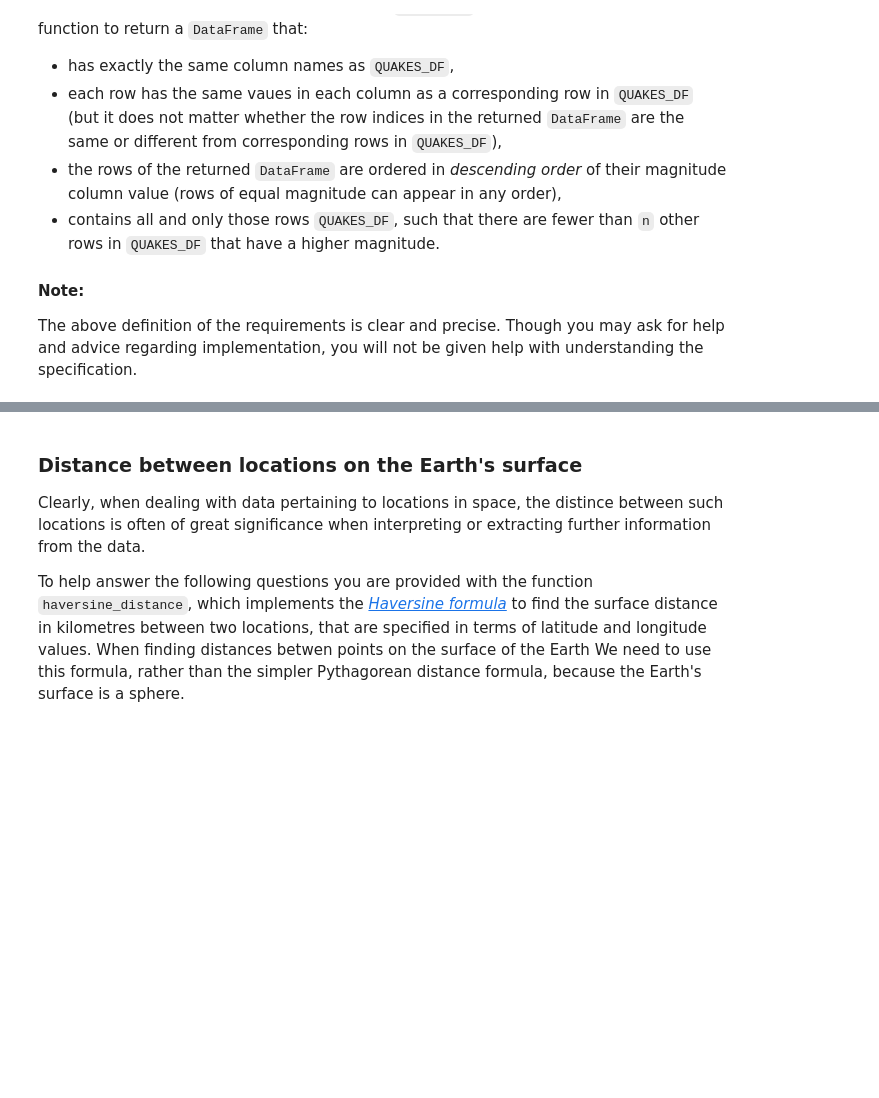
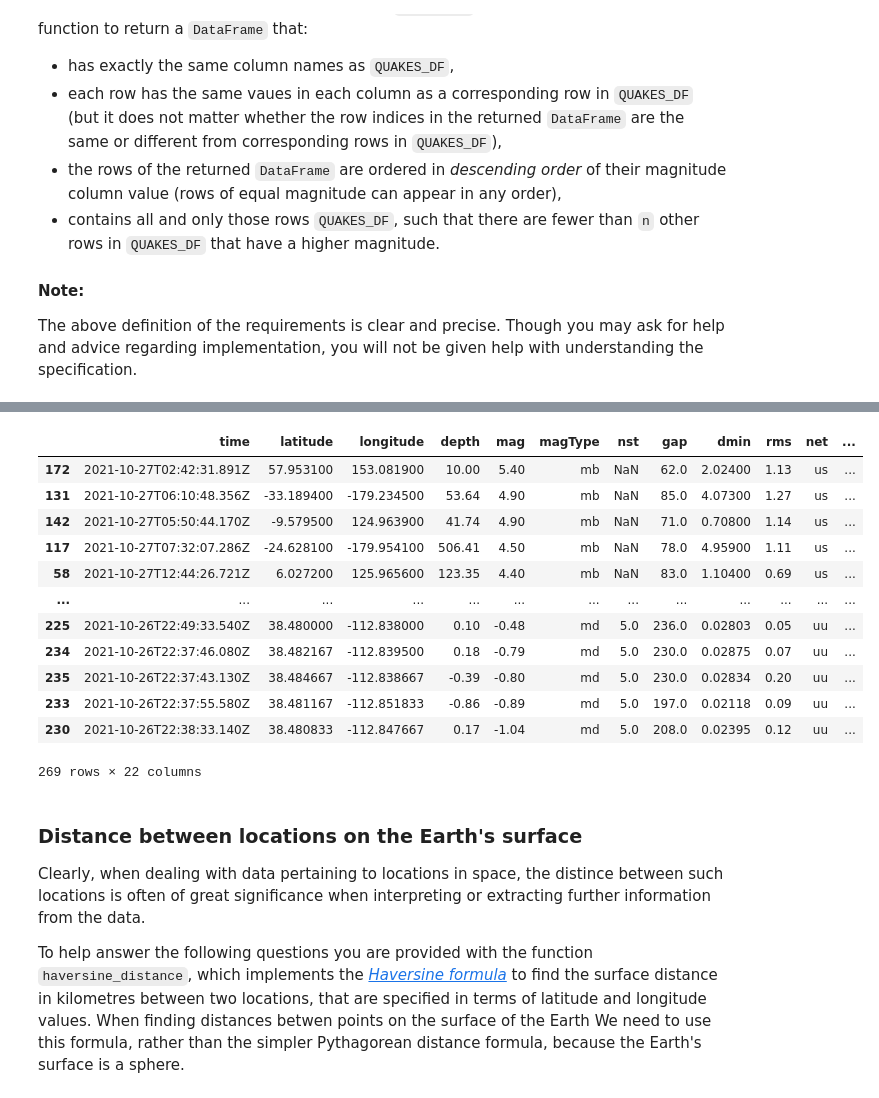
Before and after one commit to buthaina279/P4DS, a Jupyter notebook: A2_Earthquakes_V2.ipynb, the cells around one changed output, grey strips where cells are left out. Drawn from its saved outputs; the diff is of its cells as text; code cells hidden in the pictures; blank space fills up the shorter version.

```diff
--- a/A2_Earthquakes_V2.ipynb
+++ b/A2_Earthquakes_V2.ipynb
@@ -585,3 +585,19 @@ most_powerful_n_quakes(5)
+# %%
+sorted_mag
+# %% [output]
+|  | time | latitude | longitude | depth | mag | magType | nst | gap | dmin | rms | net | ... |
+| 172 | 2021-10-27T02:42:31.891Z | 57.953100 | 153.081900 | 10.00 | 5.40 | mb | NaN | 62.0 | 2.02400 | 1.13 | us | ... |
+| 131 | 2021-10-27T06:10:48.356Z | -33.189400 | -179.234500 | 53.64 | 4.90 | mb | NaN | 85.0 | 4.07300 | 1.27 | us | ... |
+| 142 | 2021-10-27T05:50:44.170Z | -9.579500 | 124.963900 | 41.74 | 4.90 | mb | NaN | 71.0 | 0.70800 | 1.14 | us | ... |
+| 117 | 2021-10-27T07:32:07.286Z | -24.628100 | -179.954100 | 506.41 | 4.50 | mb | NaN | 78.0 | 4.95900 | 1.11 | us | ... |
+| 58 | 2021-10-27T12:44:26.721Z | 6.027200 | 125.965600 | 123.35 | 4.40 | mb | NaN | 83.0 | 1.10400 | 0.69 | us | ... |
+| ... | ... | ... | ... | ... | ... | ... | ... | ... | ... | ... | ... | ... |
+| 225 | 2021-10-26T22:49:33.540Z | 38.480000 | -112.838000 | 0.10 | -0.48 | md | 5.0 | 236.0 | 0.02803 | 0.05 | uu | ... |
+| 234 | 2021-10-26T22:37:46.080Z | 38.482167 | -112.839500 | 0.18 | -0.79 | md | 5.0 | 230.0 | 0.02875 | 0.07 | uu | ... |
+| 235 | 2021-10-26T22:37:43.130Z | 38.484667 | -112.838667 | -0.39 | -0.80 | md | 5.0 | 230.0 | 0.02834 | 0.20 | uu | ... |
+| 233 | 2021-10-26T22:37:55.580Z | 38.481167 | -112.851833 | -0.86 | -0.89 | md | 5.0 | 197.0 | 0.02118 | 0.09 | uu | ... |
+| 230 | 2021-10-26T22:38:33.140Z | 38.480833 | -112.847667 | 0.17 | -1.04 | md | 5.0 | 208.0 | 0.02395 | 0.12 | uu | ... |
+269 rows × 22 columns
 # %% [markdown]
 ### Distance between locations on the Earth's surface
 
```
Also changed, not shown: parts of 2 cells of this notebook.
